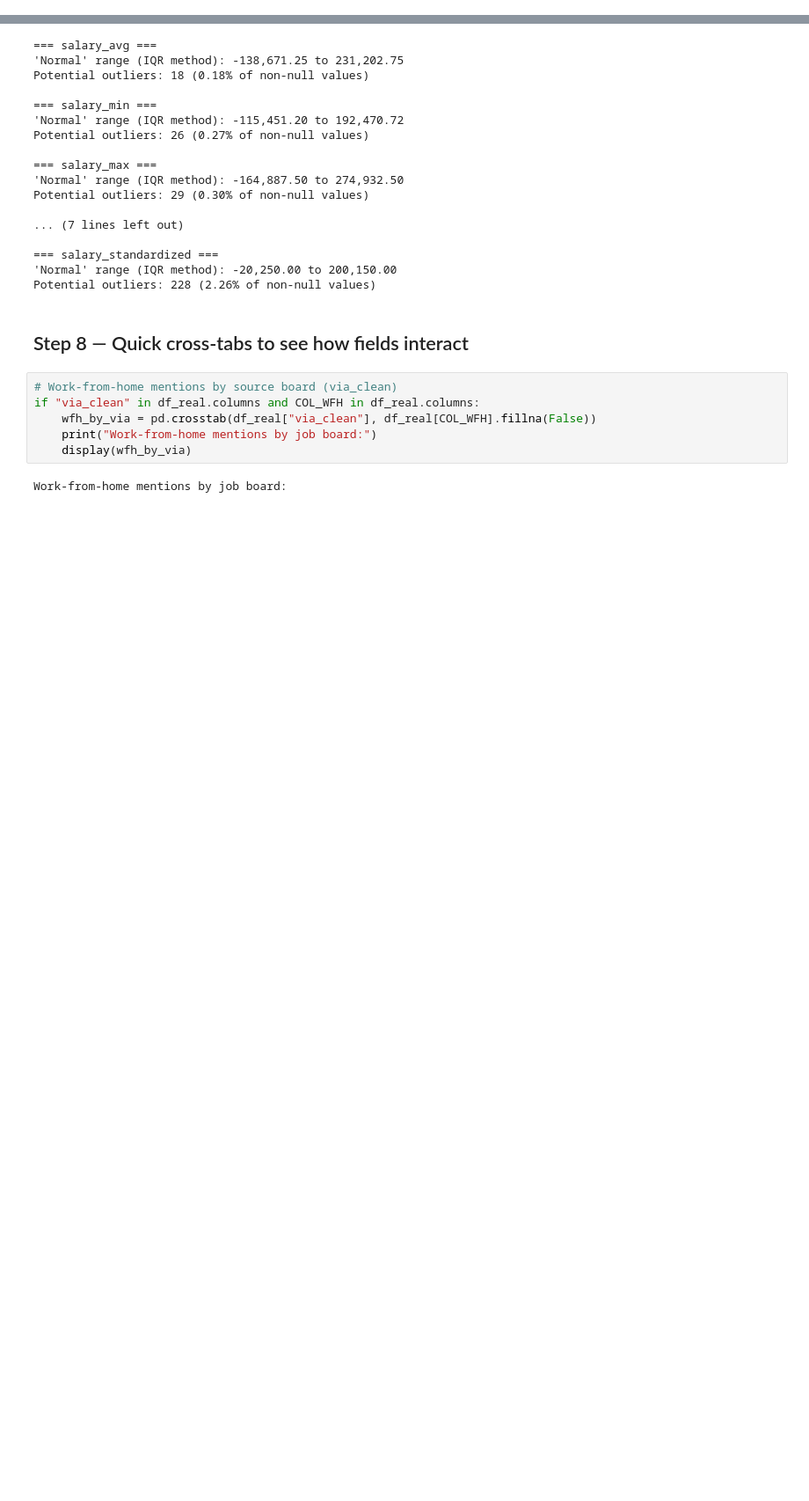
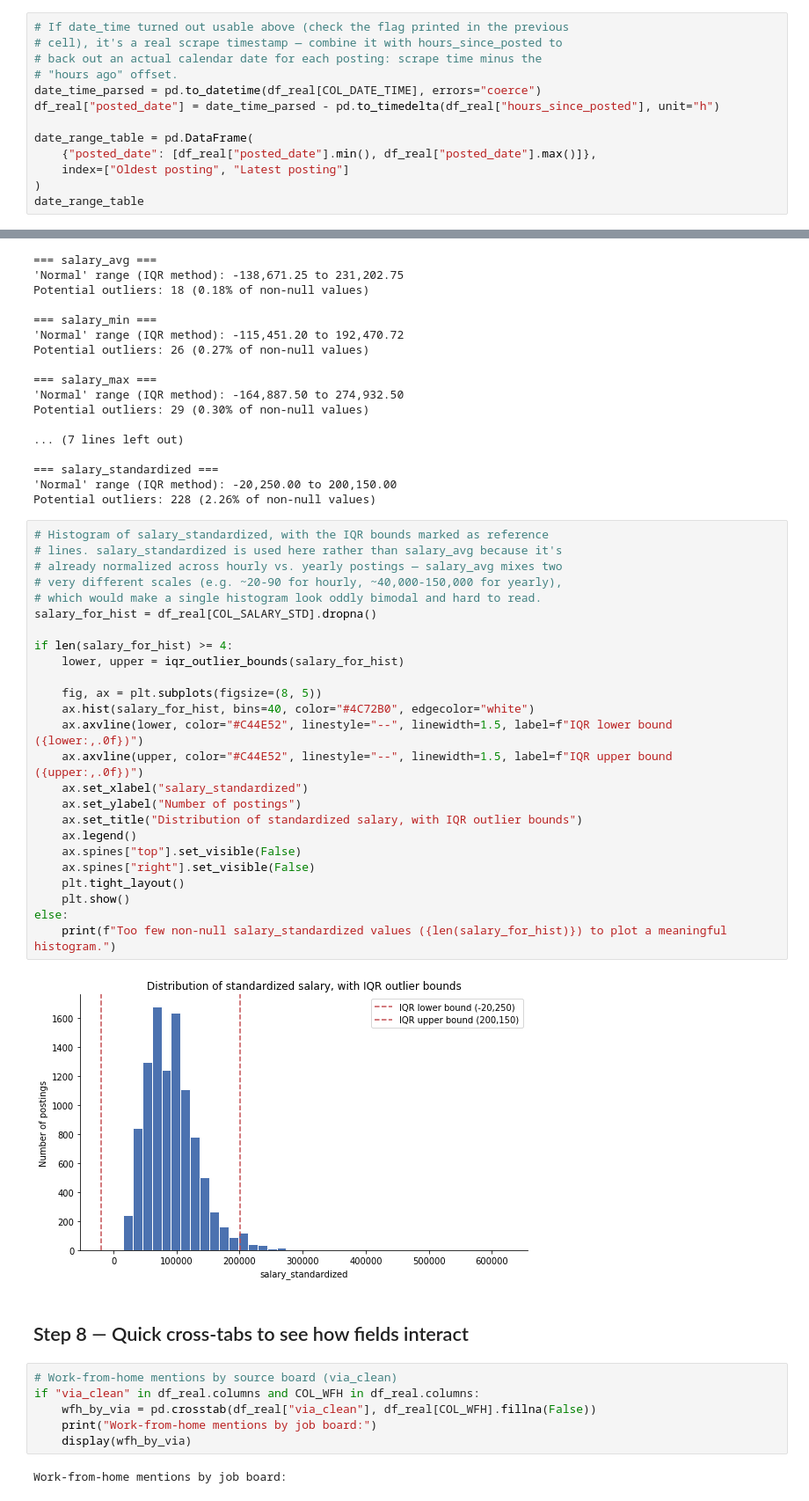
Before and after one commit to takahm6/data-analyst-portfolio, a Jupyter notebook: project-1-data-analyst-job-posting/notebooks/01_eda_data_analyst_jobs.ipynb, the cells around one changed output, grey strips where cells are left out. Shown at 88% size. Cells and saved outputs as stored; diff of their text form; blank space fills up the shorter version.

```diff
--- a/project-1-data-analyst-job-posting/notebooks/01_eda_data_analyst_jobs.ipynb
+++ b/project-1-data-analyst-job-posting/notebooks/01_eda_data_analyst_jobs.ipynb
@@ -343,3 +359,16 @@ posted_at values that didn't match the expected pattern: 0
 
 Most recent posting: 0.0 hours ago (at scrape time)
 Oldest posting:       696.0 hours ago (at scrape time)
+# %%
+# If date_time turned out usable above (check the flag printed in the previous
+# cell), it's a real scrape timestamp — combine it with hours_since_posted to
+# back out an actual calendar date for each posting: scrape time minus the
+# "hours ago" offset.
+date_time_parsed = pd.to_datetime(df_real[COL_DATE_TIME], errors="coerce")
+df_real["posted_date"] = date_time_parsed - pd.to_timedelta(df_real["hours_since_posted"], unit="h")
+
+date_range_table = pd.DataFrame(
+    {"posted_date": [df_real["posted_date"].min(), df_real["posted_date"].max()]},
+    index=["Oldest posting", "Latest posting"]
+)
+date_range_table
@@ -574,6 +684,33 @@ Potential outliers: 29 (0.30% of non-null values)
 === salary_standardized ===
 'Normal' range (IQR method): -20,250.00 to 200,150.00
 Potential outliers: 228 (2.26% of non-null values)
+# %%
+# Histogram of salary_standardized, with the IQR bounds marked as reference
+# lines. salary_standardized is used here rather than salary_avg because it's
+# already normalized across hourly vs. yearly postings — salary_avg mixes two
+# very different scales (e.g. ~20-90 for hourly, ~40,000-150,000 for yearly),
+# which would make a single histogram look oddly bimodal and hard to read.
+salary_for_hist = df_real[COL_SALARY_STD].dropna()
+
+if len(salary_for_hist) >= 4:
+    lower, upper = iqr_outlier_bounds(salary_for_hist)
+
+    fig, ax = plt.subplots(figsize=(8, 5))
+    ax.hist(salary_for_hist, bins=40, color="#4C72B0", edgecolor="white")
+    ax.axvline(lower, color="#C44E52", linestyle="--", linewidth=1.5, label=f"IQR lower bound ({lower:,.0f})")
+    ax.axvline(upper, color="#C44E52", linestyle="--", linewidth=1.5, label=f"IQR upper bound ({upper:,.0f})")
+    ax.set_xlabel("salary_standardized")
+    ax.set_ylabel("Number of postings")
+    ax.set_title("Distribution of standardized salary, with IQR outlier bounds")
+    ax.legend()
+    ax.spines["top"].set_visible(False)
+    ax.spines["right"].set_visible(False)
+    plt.tight_layout()
+    plt.show()
+else:
+    print(f"Too few non-null salary_standardized values ({len(salary_for_hist)}) to plot a meaningful histogram.")
+# %% [output]
+[figure, added]
 # %% [markdown]
 ## Step 8 — Quick cross-tabs to see how fields interact
 # %%
```
Also changed, not shown: parts of 9 cells of this notebook, 1 other file.
